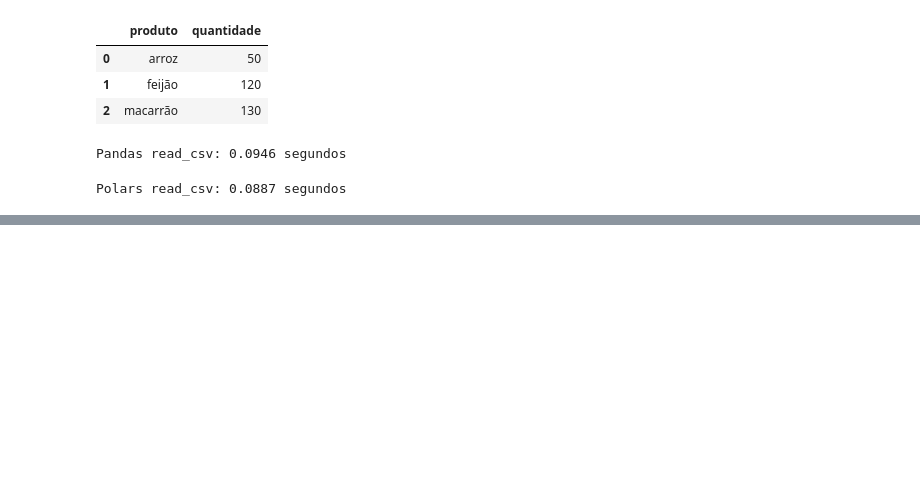
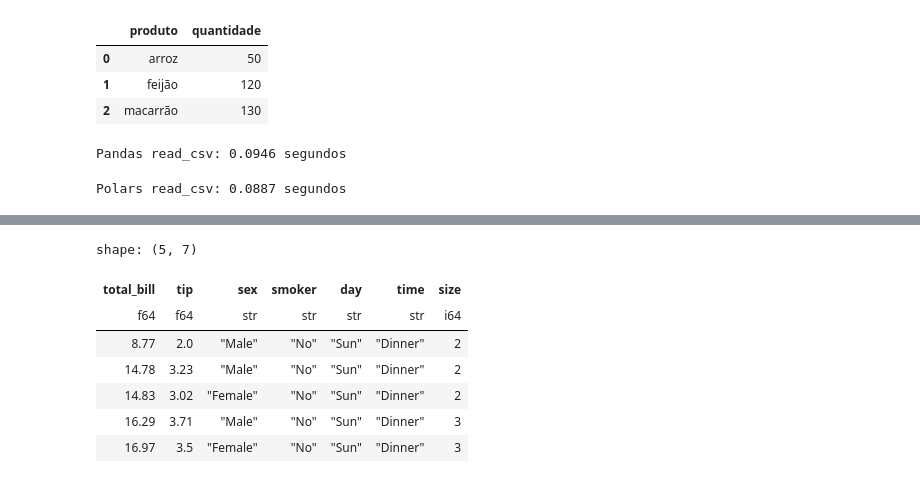
Before and after one commit to leandroclv/polars_udemy, a Jupyter notebook: introducao.ipynb, the cells around one changed output, grey strips where cells are left out. Drawn from its saved outputs; the diff is of its cells as text; code cells hidden in the pictures; blank space fills up the shorter version.

```diff
--- a/introducao.ipynb
+++ b/introducao.ipynb
@@ -163,0 +188,12 @@ Polars read_csv: 0.0887 segundos
+# %%
+#filtrando dados declientes de deixaram uma gorgeta maior que 20%
+df.filter(pl.col('tip')/pl.col('total_bill')*100 > 20).head()
+# %% [output]
+shape: (5, 7)
+| total_bill | tip | sex | smoker | day | time | size |
+| f64 | f64 | str | str | str | str | i64 |
+| 8.77 | 2.0 | "Male" | "No" | "Sun" | "Dinner" | 2 |
+| 14.78 | 3.23 | "Male" | "No" | "Sun" | "Dinner" | 2 |
+| 14.83 | 3.02 | "Female" | "No" | "Sun" | "Dinner" | 2 |
+| 16.29 | 3.71 | "Male" | "No" | "Sun" | "Dinner" | 3 |
+| 16.97 | 3.5 | "Female" | "No" | "Sun" | "Dinner" | 3 |
```
Also changed, not shown: parts of 3 cells of this notebook.
